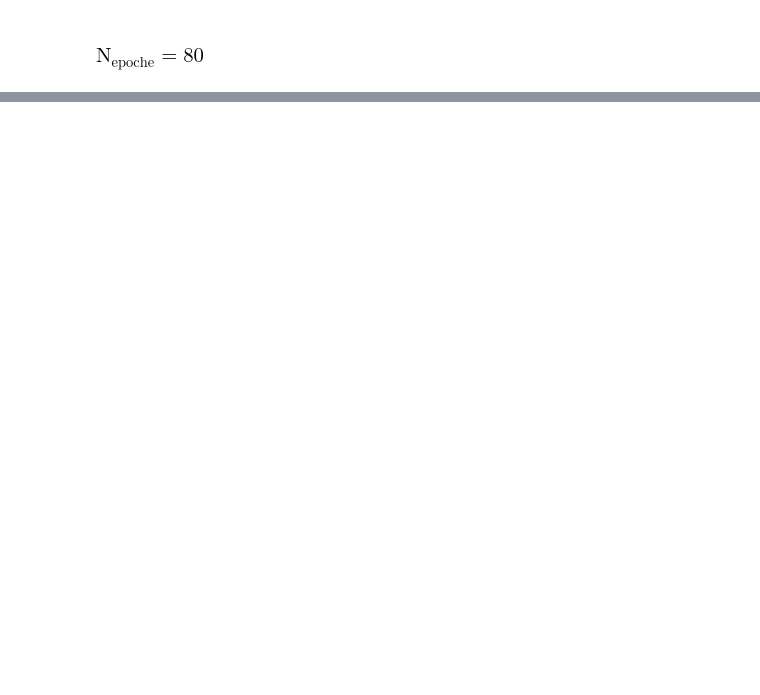
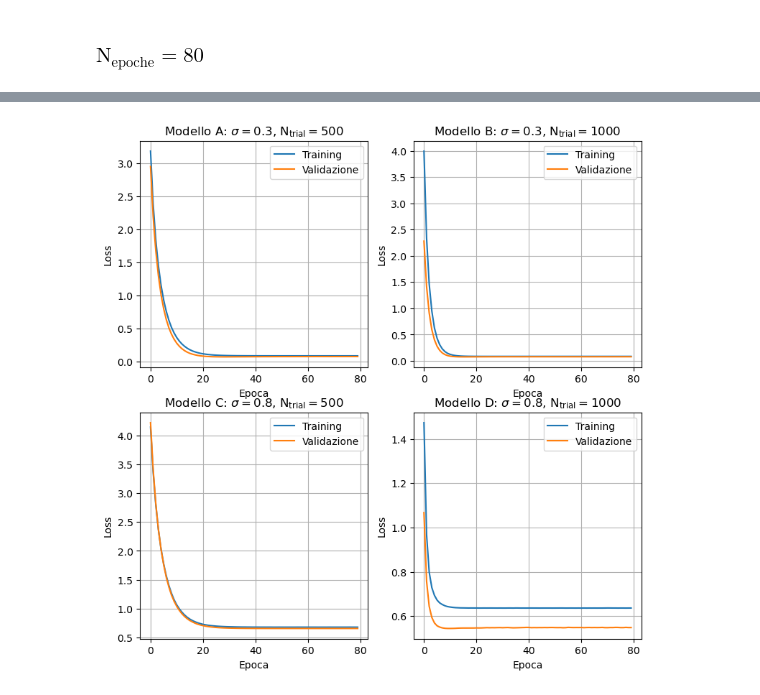
Before and after one commit to angela-bonato/LaboratorioSimulazioneNumerica, a Jupyter notebook: Es11/Esercitazione11.ipynb, the cells around one changed output, grey strips where cells are left out. Cells and saved outputs as stored; diff of their text form; code cells hidden in the pictures; blank space fills up the shorter version.

```diff
--- a/Es11/Esercitazione11.ipynb
+++ b/Es11/Esercitazione11.ipynb
@@ -401,0 +594,12 @@ plt.show()
+# %%
+#compilazione e fitting
+ds_model=tf.keras.Sequential()
+ds_model.add(Input(shape=(1,)))
+ds_model.add(Dense(1))
+ds_model.compile(optimizer='sgd', loss='mse', metrics=['mse'])
+ds_model.summary()
+
+ds_history=ds_model.fit(x=d_x_train, y=d_y_train,
+          batch_size=32, epochs=80,
+          shuffle=True,
+          validation_data=(d_x_valid, d_y_valid))
@@ -401,0 +655,41 @@ plt.show()
+# %%
+#plot dei valori della loss function di training vs validazione
+lsfig, lsplt = plt.subplots(2, 2, figsize=(9, 9))
+
+(lsplt1, lsplt2), (lsplt3, lsplt4) = lsplt
+
+lsplt1.plot(as_history.history['loss'])
+lsplt1.plot(as_history.history['val_loss'])
+lsplt1.set_title(r'Modello A: $\sigma=0.3$, $\mathrm{N_{trial}}=500$')
+lsplt1.set_ylabel('Loss')
+lsplt1.set_xlabel('Epoca')
+lsplt1.legend(['Training', 'Validazione'], loc='best')
+lsplt1.grid(True)
+
+lsplt2.plot(bs_history.history['loss'])
+lsplt2.plot(bs_history.history['val_loss'])
+lsplt2.set_title(r'Modello B: $\sigma=0.3$, $\mathrm{N_{trial}}=1000$')
+lsplt2.set_ylabel('Loss')
+lsplt2.set_xlabel('Epoca')
+lsplt2.legend(['Training', 'Validazione'], loc='best')
+lsplt2.grid(True)
+
+lsplt3.plot(cs_history.history['loss'])
+lsplt3.plot(cs_history.history['val_loss'])
+lsplt3.set_title(r'Modello C: $\sigma=0.8$, $\mathrm{N_{trial}}=500$')
+lsplt3.set_ylabel('Loss')
+lsplt3.set_xlabel('Epoca')
+lsplt3.legend(['Training', 'Validazione'], loc='best')
+lsplt3.grid(True)
+
+lsplt4.plot(ds_history.history['loss'])
+lsplt4.plot(ds_history.history['val_loss'])
+lsplt4.set_title(r'Modello D: $\sigma=0.8$, $\mathrm{N_{trial}}=1000$')
+lsplt4.set_ylabel('Loss')
+lsplt4.set_xlabel('Epoca')
+lsplt4.legend(['Training', 'Validazione'], loc='best')
+lsplt4.grid(True)
+
+plt.show()
+# %% [output]
+[figure, added]
```
Also changed, not shown: parts of 37 cells of this notebook.
